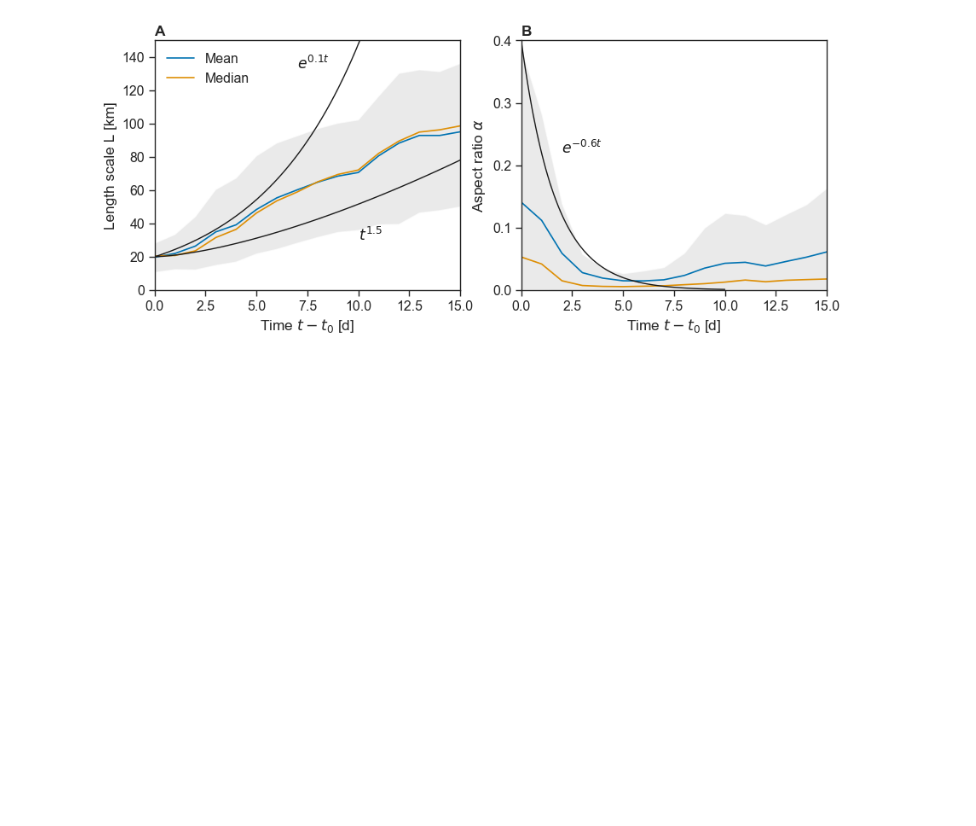
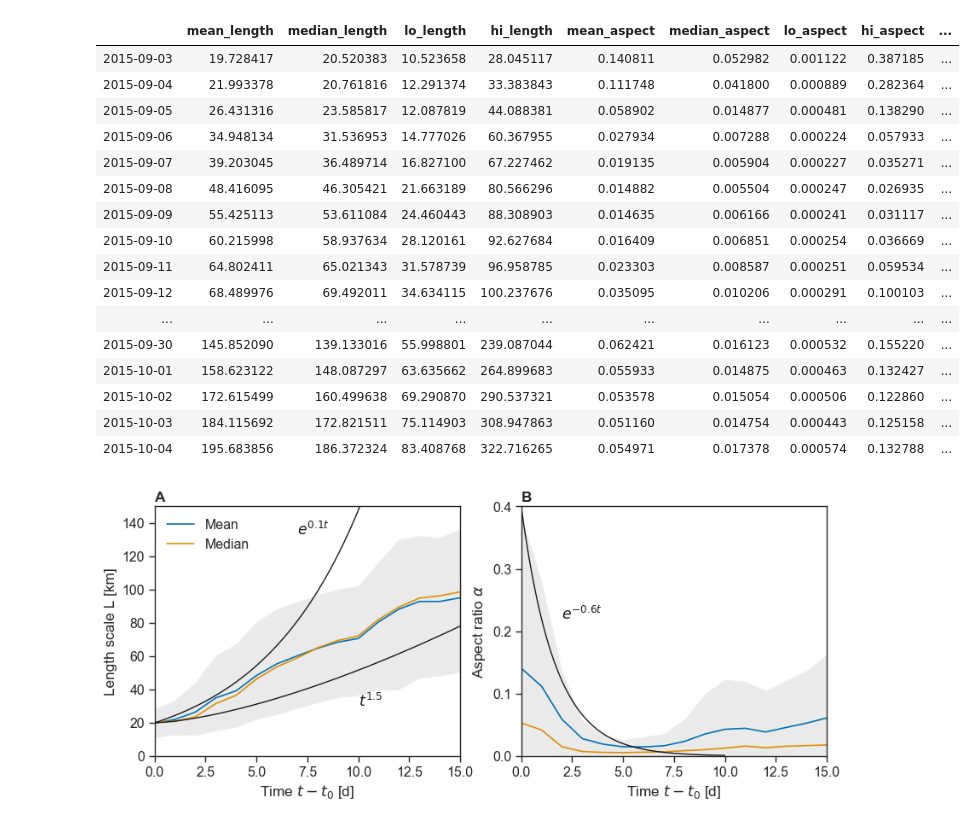
Before and after one commit to sessink/velocity_gradients, a Jupyter notebook: notebooks/ipynb/plot_def_timeseries.ipynb, the cells around one changed output. Saved outputs shown, nothing was run; the diff lists cells and outputs as text; code cells hidden in the pictures; blank space fills up the shorter version.

```diff
--- a/notebooks/ipynb/plot_def_timeseries.ipynb
+++ b/notebooks/ipynb/plot_def_timeseries.ipynb
@@ -32,6 +32,26 @@ nfiles = glob.glob(data_path+'deformation_n_6_T_90d_split_*')
 # %%
 # need to use pandas to read pickle
 df = pd.read_pickle(nfiles[0])
+# %%
+df
+# %% [output]
+|  | mean_length | median_length | lo_length | hi_length | mean_aspect | median_aspect | lo_aspect | hi_aspect | ... |
+| 2015-09-03 | 19.728417 | 20.520383 | 10.523658 | 28.045117 | 0.140811 | 0.052982 | 0.001122 | 0.387185 | ... |
+| 2015-09-04 | 21.993378 | 20.761816 | 12.291374 | 33.383843 | 0.111748 | 0.041800 | 0.000889 | 0.282364 | ... |
+| 2015-09-05 | 26.431316 | 23.585817 | 12.087819 | 44.088381 | 0.058902 | 0.014877 | 0.000481 | 0.138290 | ... |
+| 2015-09-06 | 34.948134 | 31.536953 | 14.777026 | 60.367955 | 0.027934 | 0.007288 | 0.000224 | 0.057933 | ... |
+| 2015-09-07 | 39.203045 | 36.489714 | 16.827100 | 67.227462 | 0.019135 | 0.005904 | 0.000227 | 0.035271 | ... |
+| 2015-09-08 | 48.416095 | 46.305421 | 21.663189 | 80.566296 | 0.014882 | 0.005504 | 0.000247 | 0.026935 | ... |
+| 2015-09-09 | 55.425113 | 53.611084 | 24.460443 | 88.308903 | 0.014635 | 0.006166 | 0.000241 | 0.031117 | ... |
+| 2015-09-10 | 60.215998 | 58.937634 | 28.120161 | 92.627684 | 0.016409 | 0.006851 | 0.000254 | 0.036669 | ... |
+| 2015-09-11 | 64.802411 | 65.021343 | 31.578739 | 96.958785 | 0.023303 | 0.008587 | 0.000251 | 0.059534 | ... |
+| 2015-09-12 | 68.489976 | 69.492011 | 34.634115 | 100.237676 | 0.035095 | 0.010206 | 0.000291 | 0.100103 | ... |
+| ... | ... | ... | ... | ... | ... | ... | ... | ... | ... |
+| 2015-09-30 | 145.852090 | 139.133016 | 55.998801 | 239.087044 | 0.062421 | 0.016123 | 0.000532 | 0.155220 | ... |
+| 2015-10-01 | 158.623122 | 148.087297 | 63.635662 | 264.899683 | 0.055933 | 0.014875 | 0.000463 | 0.132427 | ... |
+| 2015-10-02 | 172.615499 | 160.499638 | 69.290870 | 290.537321 | 0.053578 | 0.015054 | 0.000506 | 0.122860 | ... |
+| 2015-10-03 | 184.115692 | 172.821511 | 75.114903 | 308.947863 | 0.051160 | 0.014754 | 0.000443 | 0.125158 | ... |
+| 2015-10-04 | 195.683856 | 186.372324 | 83.408768 | 322.716265 | 0.054971 | 0.017378 | 0.000574 | 0.132788 | ... |
 # %%
 f,(ax1,ax2) = plt.subplots(1,2)
 
```
Also changed, not shown: 3 other files.
